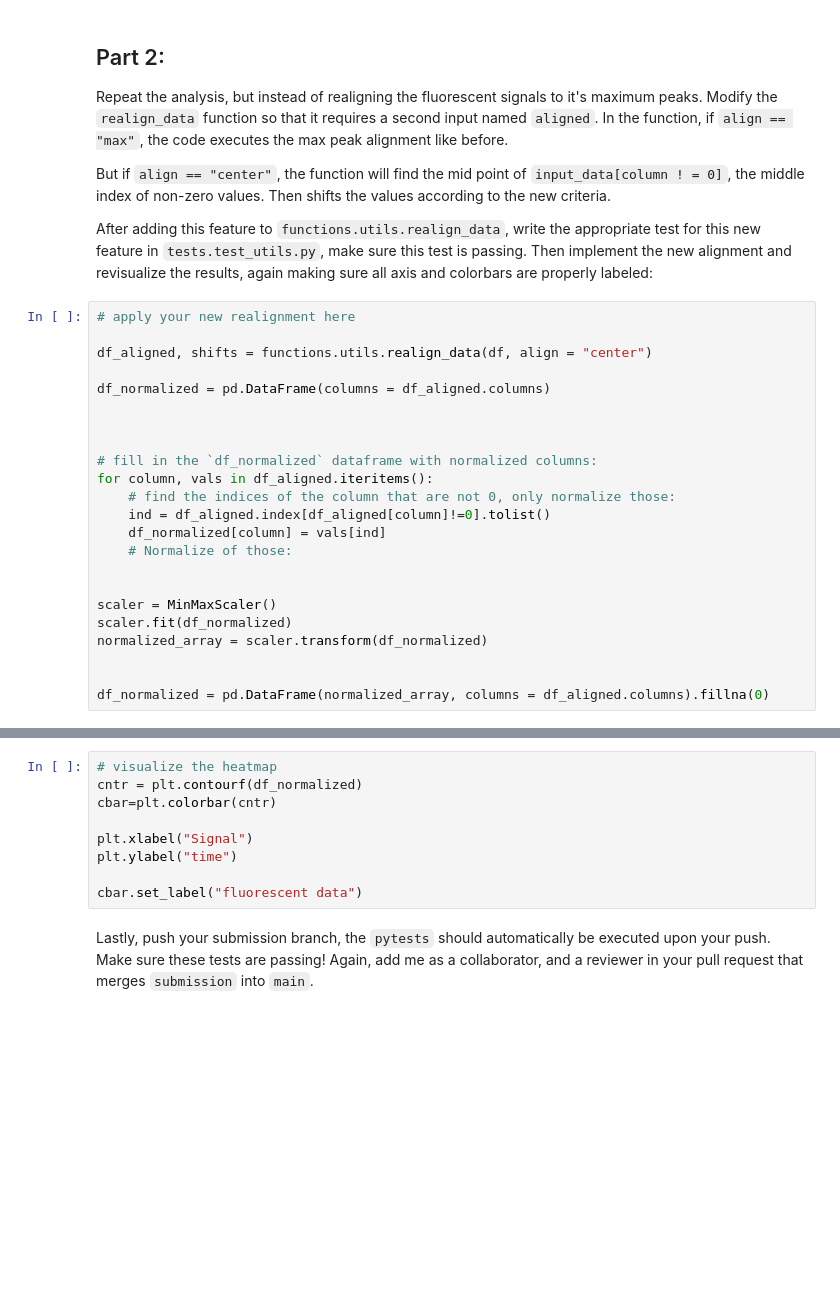
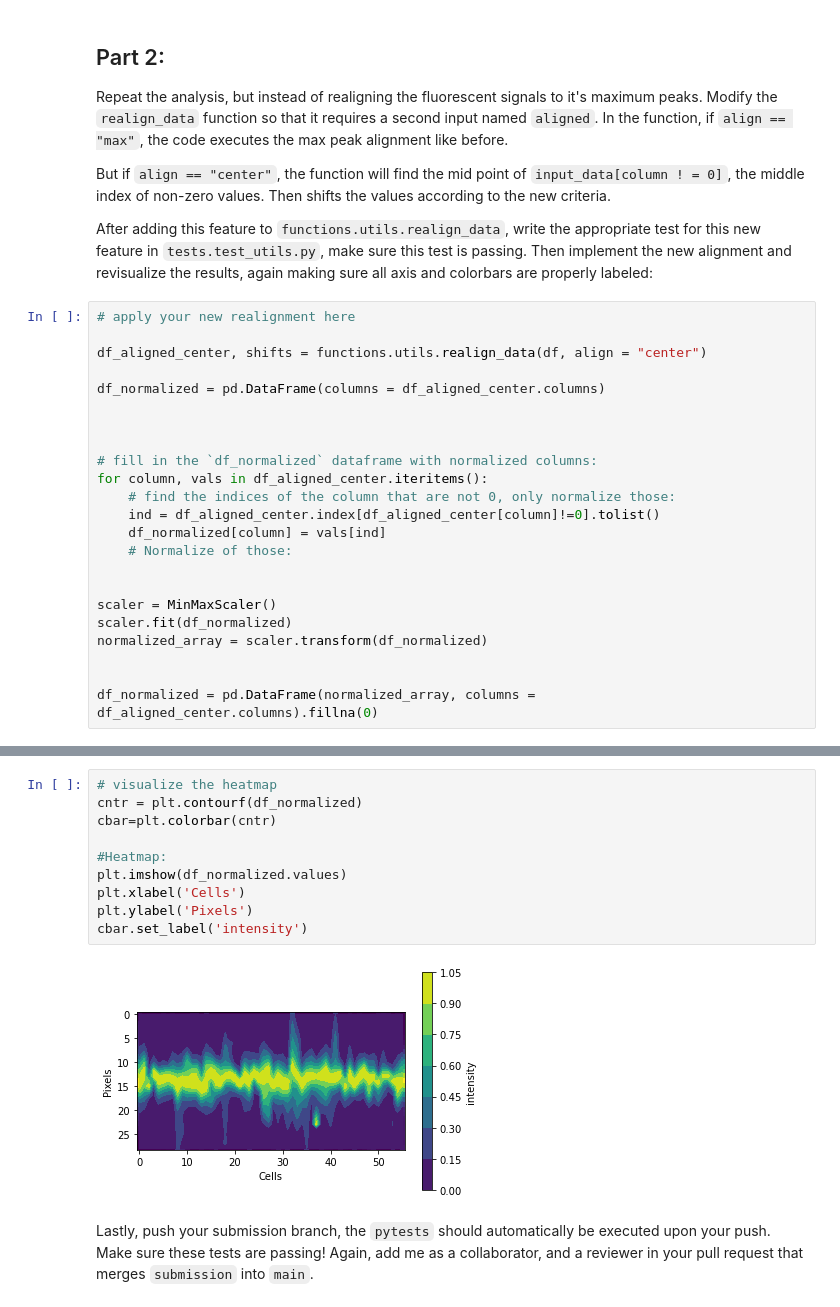
Before and after one commit to axiezai/wcm_datasci_basics_06images, a Jupyter notebook: assignment/process_csv.ipynb, the cells around one changed output, grey strips where cells are left out. Drawn from its saved outputs; the diff is of its cells as text; blank space fills up the shorter version.

```diff
--- a/assignment/process_csv.ipynb
+++ b/assignment/process_csv.ipynb
@@ -200,16 +222,16 @@ After adding this feature to `functions.utils.realign_data`, write the appropria
 # %%
 # apply your new realignment here
 
-df_aligned, shifts = functions.utils.realign_data(df, align = "center")
+df_aligned_center, shifts = functions.utils.realign_data(df, align = "center")
 
-df_normalized = pd.DataFrame(columns = df_aligned.columns)
+df_normalized = pd.DataFrame(columns = df_aligned_center.columns)
 
 
 
 # fill in the `df_normalized` dataframe with normalized columns:
-for column, vals in df_aligned.iteritems():
+for column, vals in df_aligned_center.iteritems():
     # find the indices of the column that are not 0, only normalize those:
-    ind = df_aligned.index[df_aligned[column]!=0].tolist()
+    ind = df_aligned_center.index[df_aligned_center[column]!=0].tolist()
     df_normalized[column] = vals[ind]
     # Normalize of those:
 
@@ -219,4 +241,4 @@ scaler.fit(df_normalized)
 normalized_array = scaler.transform(df_normalized)
 
 
-df_normalized = pd.DataFrame(normalized_array, columns = df_aligned.columns).fillna(0)
+df_normalized = pd.DataFrame(normalized_array, columns = df_aligned_center.columns).fillna(0)
@@ -236,11 +282,14 @@ plt.plot(mean_signal)
 # %%
 # visualize the heatmap
 cntr = plt.contourf(df_normalized)
 cbar=plt.colorbar(cntr)
 
-plt.xlabel("Signal")
-plt.ylabel("time")
-
-cbar.set_label("fluorescent data")
+#Heatmap:
+plt.imshow(df_normalized.values)
+plt.xlabel('Cells')
+plt.ylabel('Pixels')
+cbar.set_label('intensity')
+# %% [output]
+[figure, added]
 # %% [markdown]
 Lastly, push your submission branch, the `pytests` should automatically be executed upon your push. Make sure these tests are passing! Again, add me as a collaborator, and a reviewer in your pull request that merges `submission` into `main`.
```
Also changed, not shown: parts of 11 cells of this notebook, 2 other files.
